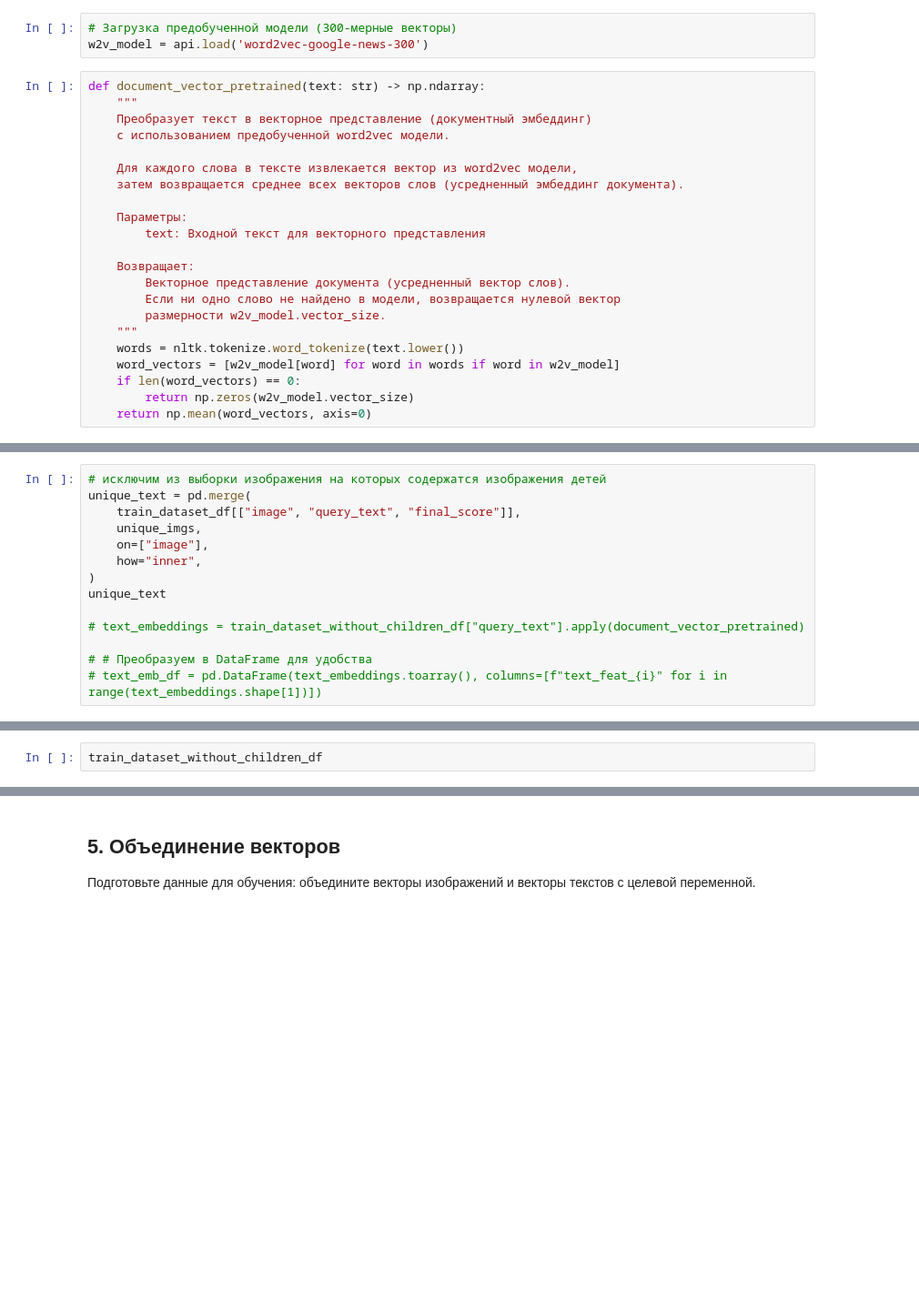
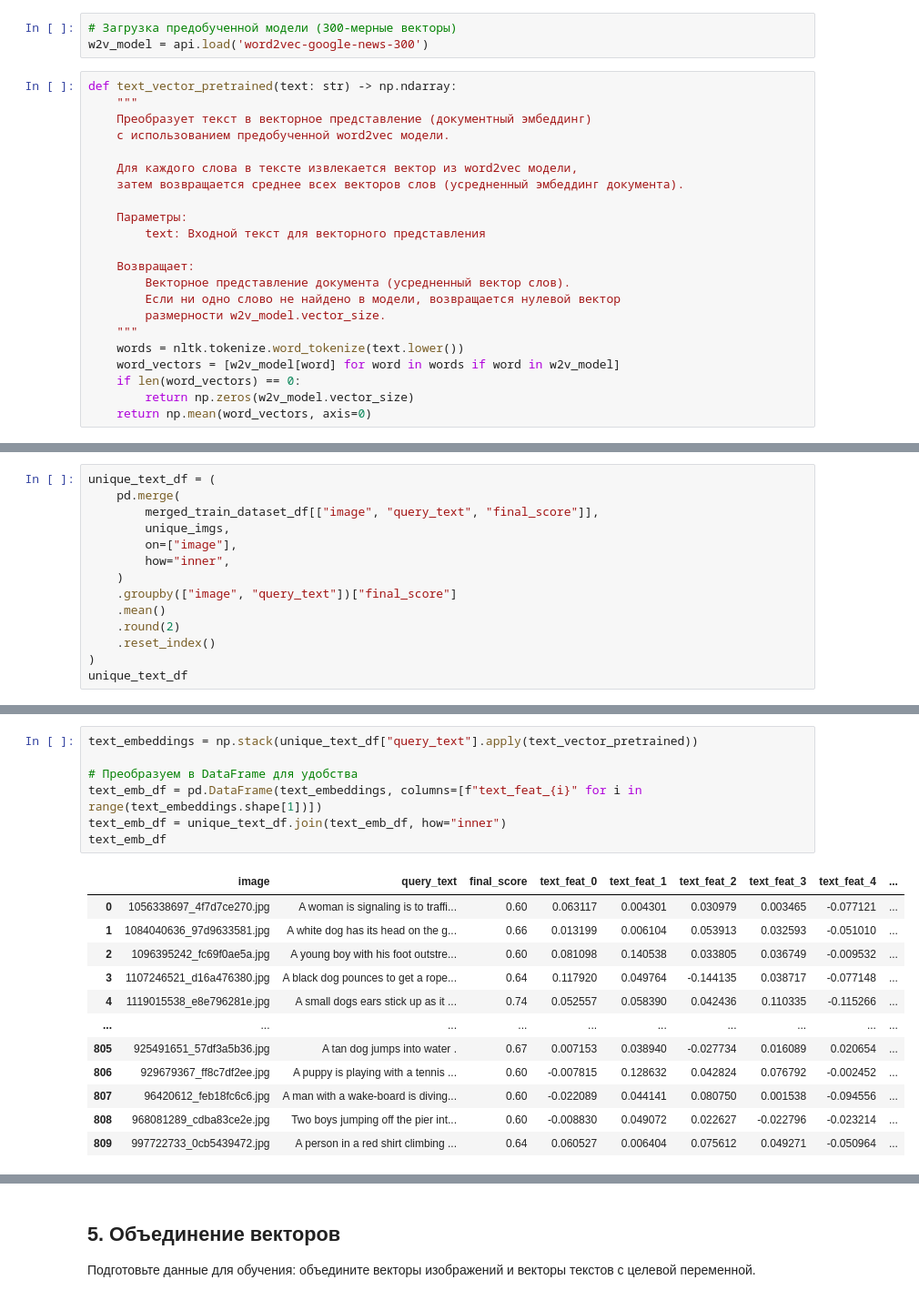
Before and after one commit to mikibouns/project_4, a Jupyter notebook: project.ipynb, the cells around one changed output, grey strips where cells are left out. Shown at 91% size. Cells and saved outputs as stored; diff of their text form; blank space fills up the shorter version.

```diff
--- a/project.ipynb
+++ b/project.ipynb
@@ -758,7 +768,7 @@ image_feat_df
 # Загрузка предобученной модели (300-мерные векторы)
 w2v_model = api.load('word2vec-google-news-300')
 # %%
-def document_vector_pretrained(text: str) -> np.ndarray:
+def text_vector_pretrained(text: str) -> np.ndarray:
     """
     Преобразует текст в векторное представление (документный эмбеддинг)
     с использованием предобученной word2vec модели.
@@ -782,14 +794,14 @@ def document_vector_pretrained(text: str) -> np.ndarray:
 # %%
-# исключим из выборки изображения на которых содержатся изображения детей
-unique_text = pd.merge(
-    train_dataset_df[["image", "query_text", "final_score"]],
-    unique_imgs,
-    on=["image"],
-    how="inner",
+unique_text_df = (
+    pd.merge(
+        merged_train_dataset_df[["image", "query_text", "final_score"]],
+        unique_imgs,
+        on=["image"],
+        how="inner",
+    )
+    .groupby(["image", "query_text"])["final_score"]
+    .mean()
+    .round(2)
+    .reset_index()
 )
-unique_text
-
-# text_embeddings = train_dataset_without_children_df["query_text"].apply(document_vector_pretrained)
-
-# # Преобразуем в DataFrame для удобства
-# text_emb_df = pd.DataFrame(text_embeddings.toarray(), columns=[f"text_feat_{i}" for i in range(text_embeddings.shape[1])])
+unique_text_df
@@ -796,2 +822,20 @@ unique_text
-# %%
-train_dataset_without_children_df
+# %%
+text_embeddings = np.stack(unique_text_df["query_text"].apply(text_vector_pretrained))
+
+# Преобразуем в DataFrame для удобства
+text_emb_df = pd.DataFrame(text_embeddings, columns=[f"text_feat_{i}" for i in range(text_embeddings.shape[1])])
+text_emb_df = unique_text_df.join(text_emb_df, how="inner")
+text_emb_df
+# %% [output]
+|  | image | query_text | final_score | text_feat_0 | text_feat_1 | text_feat_2 | text_feat_3 | text_feat_4 | ... |
+| 0 | 1056338697_4f7d7ce270.jpg | A woman is signaling is to traffi... | 0.60 | 0.063117 | 0.004301 | 0.030979 | 0.003465 | -0.077121 | ... |
+| 1 | 1084040636_97d9633581.jpg | A white dog has its head on the g... | 0.66 | 0.013199 | 0.006104 | 0.053913 | 0.032593 | -0.051010 | ... |
+| 2 | 1096395242_fc69f0ae5a.jpg | A young boy with his foot outstre... | 0.60 | 0.081098 | 0.140538 | 0.033805 | 0.036749 | -0.009532 | ... |
+| 3 | 1107246521_d16a476380.jpg | A black dog pounces to get a rope... | 0.64 | 0.117920 | 0.049764 | -0.144135 | 0.038717 | -0.077148 | ... |
+| 4 | 1119015538_e8e796281e.jpg | A small dogs ears stick up as it ... | 0.74 | 0.052557 | 0.058390 | 0.042436 | 0.110335 | -0.115266 | ... |
+| ... | ... | ... | ... | ... | ... | ... | ... | ... | ... |
+| 805 | 925491651_57df3a5b36.jpg | A tan dog jumps into water . | 0.67 | 0.007153 | 0.038940 | -0.027734 | 0.016089 | 0.020654 | ... |
+| 806 | 929679367_ff8c7df2ee.jpg | A puppy is playing with a tennis ... | 0.60 | -0.007815 | 0.128632 | 0.042824 | 0.076792 | -0.002452 | ... |
+| 807 | 96420612_feb18fc6c6.jpg | A man with a wake-board is diving... | 0.60 | -0.022089 | 0.044141 | 0.080750 | 0.001538 | -0.094556 | ... |
+| 808 | 968081289_cdba83ce2e.jpg | Two boys jumping off the pier int... | 0.60 | -0.008830 | 0.049072 | 0.022627 | -0.022796 | -0.023214 | ... |
+| 809 | 997722733_0cb5439472.jpg | A person in a red shirt climbing ... | 0.64 | 0.060527 | 0.006404 | 0.075612 | 0.049271 | -0.050964 | ... |
```
Also changed, not shown: parts of 27 cells of this notebook, 1 other file.
